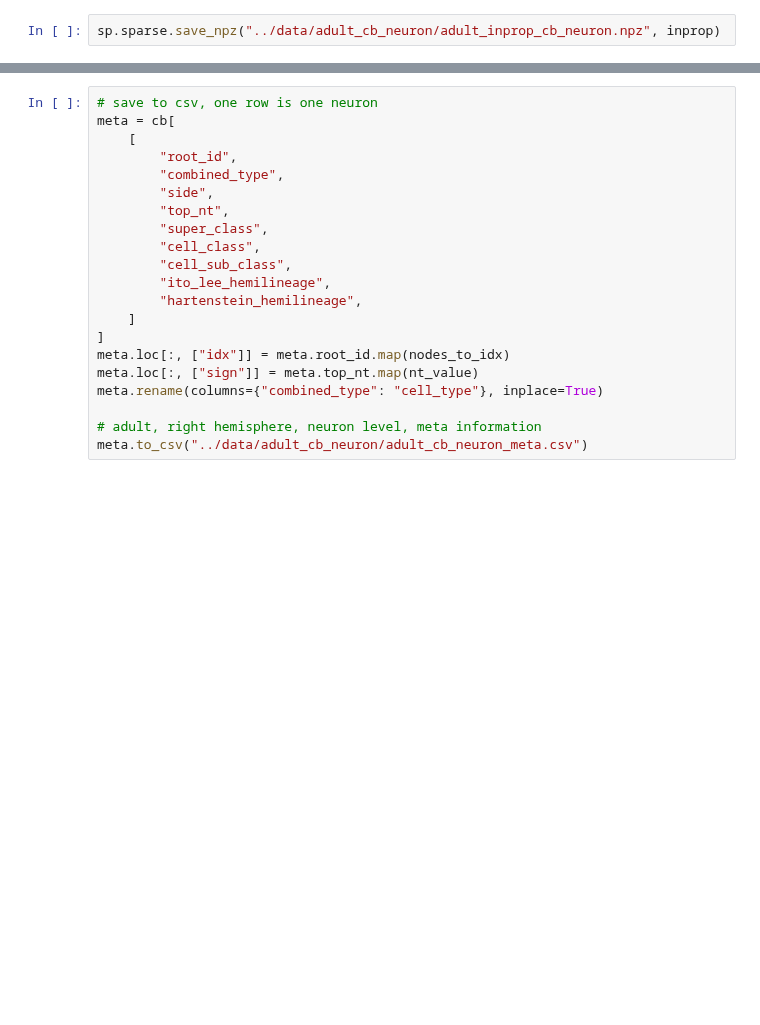
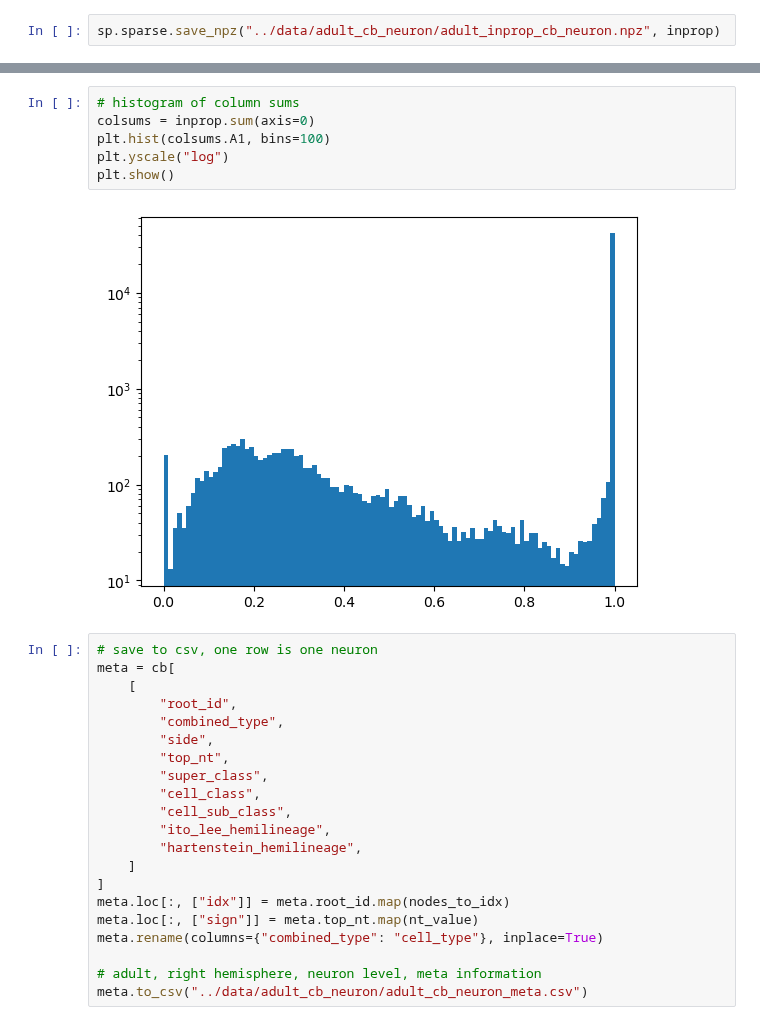
Before and after one commit to YijieYin/connectome_data_prep, a Jupyter notebook: FAFB/adult_prepare_connectome_cb_neuron.ipynb, the cells around one changed output, grey strips where cells are left out. Cells and saved outputs as stored; diff of their text form; blank space fills up the shorter version.

```diff
--- a/FAFB/adult_prepare_connectome_cb_neuron.ipynb
+++ b/FAFB/adult_prepare_connectome_cb_neuron.ipynb
@@ -361,3 +407,11 @@ sp.sparse.save_npz("../data/adult_cb_neuron/adult_inprop_cb_neuron.npz", inprop)
+# %%
+# histogram of column sums
+colsums = inprop.sum(axis=0)
+plt.hist(colsums.A1, bins=100)
+plt.yscale("log")
+plt.show()
+# %% [output]
+[figure, added]
 # %%
 # save to csv, one row is one neuron
 meta = cb[
```
Also changed, not shown: parts of 7 cells of this notebook, 1 other file.
